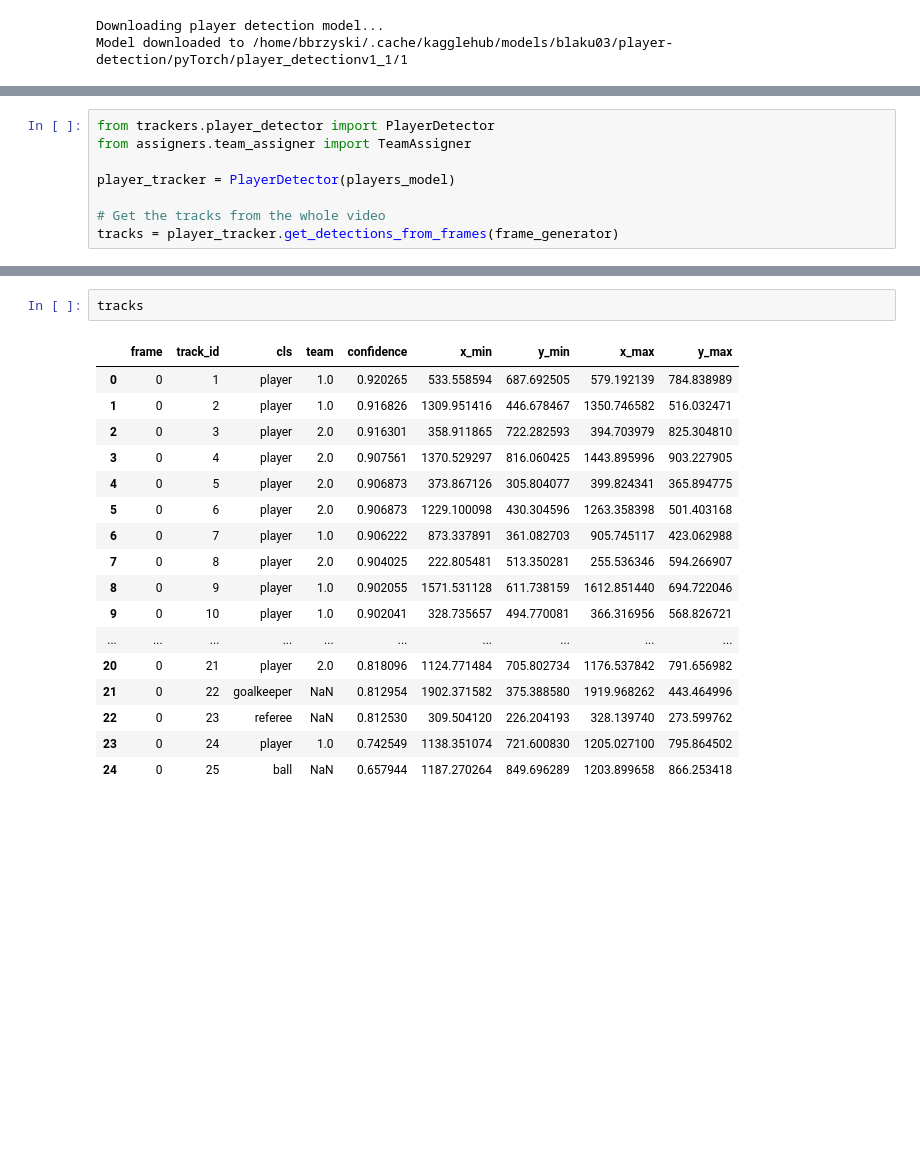
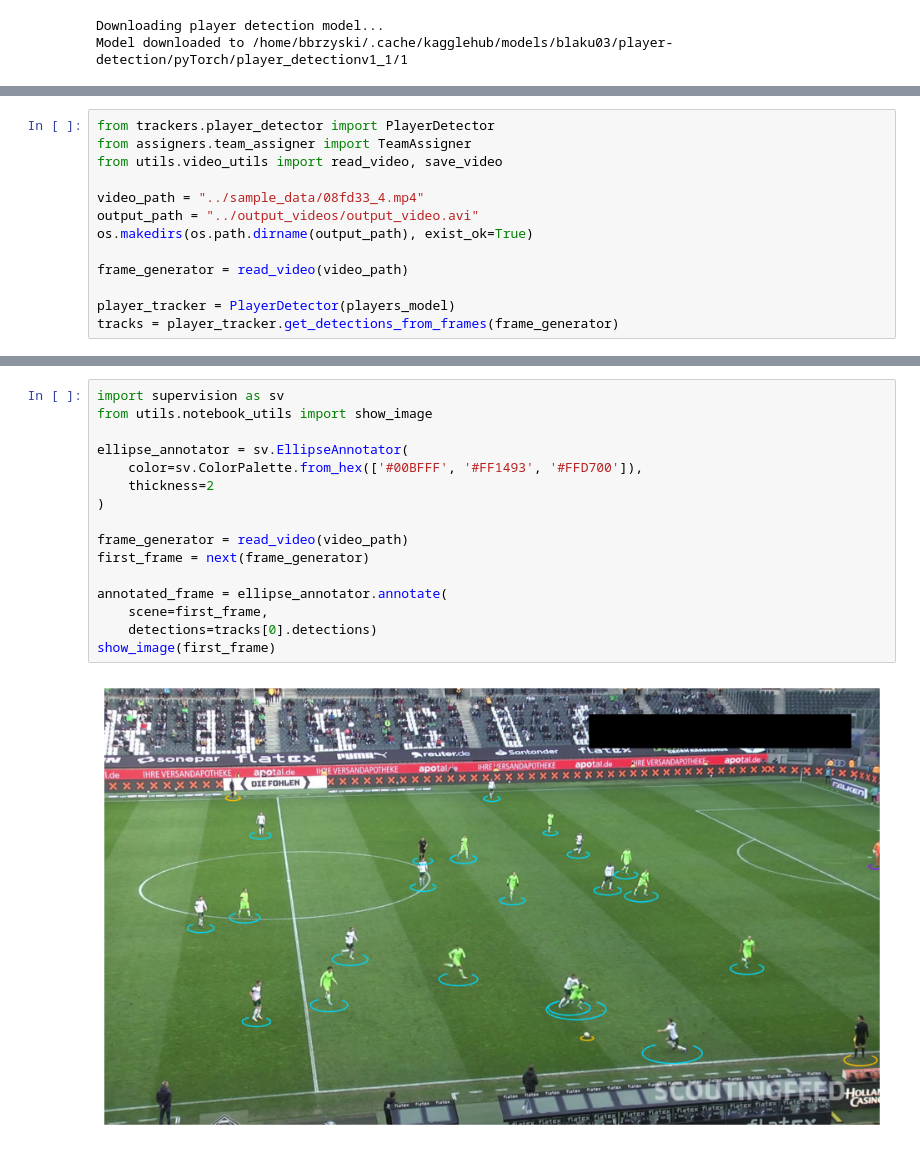
Before and after one commit to Blaku03/PitchAnalyzer_AI, a Jupyter notebook: development_and_analysis/annotator.ipynb, the cells around one changed output, grey strips where cells are left out. Drawn from its saved outputs; the diff is of its cells as text; blank space fills up the shorter version.

```diff
--- a/development_and_analysis/annotator.ipynb
+++ b/development_and_analysis/annotator.ipynb
@@ -37,9 +21,14 @@ frame_generator = frame_gen2
 # %%
 from trackers.player_detector import PlayerDetector
 from assigners.team_assigner import TeamAssigner
+from utils.video_utils import read_video, save_video
+
+video_path = "../sample_data/08fd33_4.mp4"
+output_path = "../output_videos/output_video.avi"
+os.makedirs(os.path.dirname(output_path), exist_ok=True)
+
+frame_generator = read_video(video_path)
 
 player_tracker = PlayerDetector(players_model)
-
-# Get the tracks from the whole video
 tracks = player_tracker.get_detections_from_frames(frame_generator)
 # %% [output]
@@ -66,20 +52,18 @@ tracks = player_tracker.get_detections_from_frames(frame_generator)
 # %%
-tracks
+import supervision as sv
+from utils.notebook_utils import show_image
+
+ellipse_annotator = sv.EllipseAnnotator(
+    color=sv.ColorPalette.from_hex(['#00BFFF', '#FF1493', '#FFD700']),
+    thickness=2
+)
+
+frame_generator = read_video(video_path)
+first_frame = next(frame_generator)
+
+annotated_frame = ellipse_annotator.annotate(
+    scene=first_frame,
+    detections=tracks[0].detections)
+show_image(first_frame)
 # %% [output]
-|  | frame | track_id | cls | team | confidence | x_min | y_min | x_max | y_max |
-| 0 | 0 | 1 | player | 1.0 | 0.920265 | 533.558594 | 687.692505 | 579.192139 | 784.838989 |
-| 1 | 0 | 2 | player | 1.0 | 0.916826 | 1309.951416 | 446.678467 | 1350.746582 | 516.032471 |
-| 2 | 0 | 3 | player | 2.0 | 0.916301 | 358.911865 | 722.282593 | 394.703979 | 825.304810 |
-| 3 | 0 | 4 | player | 2.0 | 0.907561 | 1370.529297 | 816.060425 | 1443.895996 | 903.227905 |
-| 4 | 0 | 5 | player | 2.0 | 0.906873 | 373.867126 | 305.804077 | 399.824341 | 365.894775 |
-| 5 | 0 | 6 | player | 2.0 | 0.906873 | 1229.100098 | 430.304596 | 1263.358398 | 501.403168 |
-| 6 | 0 | 7 | player | 1.0 | 0.906222 | 873.337891 | 361.082703 | 905.745117 | 423.062988 |
-| 7 | 0 | 8 | player | 2.0 | 0.904025 | 222.805481 | 513.350281 | 255.536346 | 594.266907 |
-| 8 | 0 | 9 | player | 1.0 | 0.902055 | 1571.531128 | 611.738159 | 1612.851440 | 694.722046 |
-| 9 | 0 | 10 | player | 1.0 | 0.902041 | 328.735657 | 494.770081 | 366.316956 | 568.826721 |
-| ... | ... | ... | ... | ... | ... | ... | ... | ... | ... |
-| 20 | 0 | 21 | player | 2.0 | 0.818096 | 1124.771484 | 705.802734 | 1176.537842 | 791.656982 |
-| 21 | 0 | 22 | goalkeeper | NaN | 0.812954 | 1902.371582 | 375.388580 | 1919.968262 | 443.464996 |
-| 22 | 0 | 23 | referee | NaN | 0.812530 | 309.504120 | 226.204193 | 328.139740 | 273.599762 |
-| 23 | 0 | 24 | player | 1.0 | 0.742549 | 1138.351074 | 721.600830 | 1205.027100 | 795.864502 |
-| 24 | 0 | 25 | ball | NaN | 0.657944 | 1187.270264 | 849.696289 | 1203.899658 | 866.253418 |
+[figure, added]
```
Also changed, not shown: parts of 3 cells of this notebook, 7 other files.
